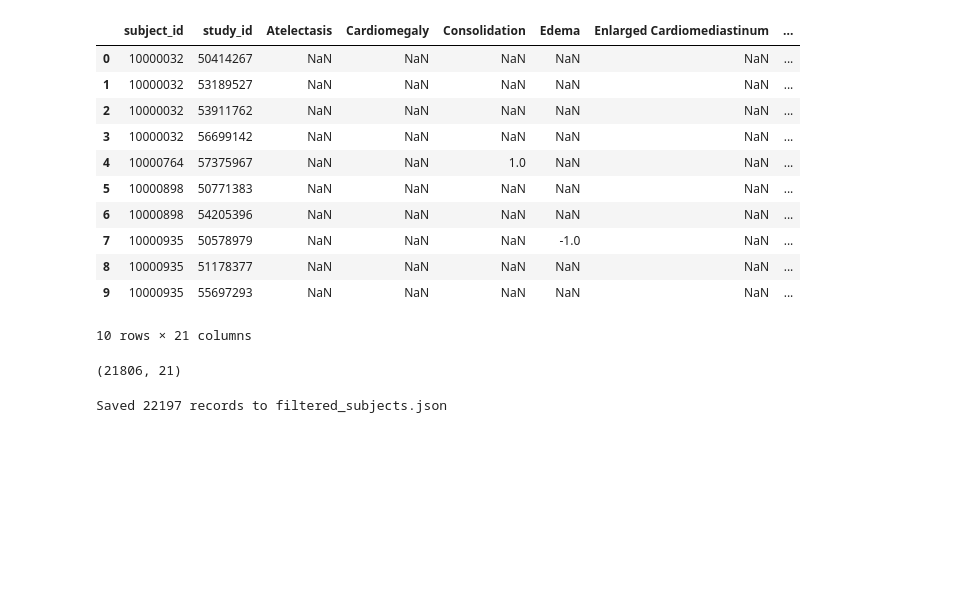
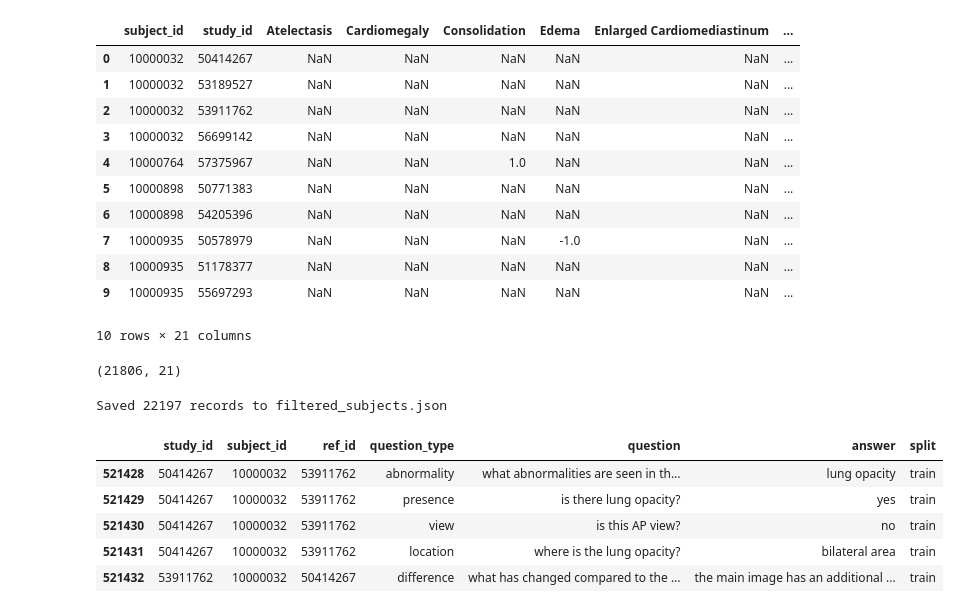
Before and after one commit to archx64/cxr-diff-vqa, a Jupyter notebook: notebooks/create_small_dataset.ipynb, the cells around one changed output. Drawn from its saved outputs; the diff is of its cells as text; code cells hidden in the pictures; blank space fills up the shorter version.

```diff
--- a/notebooks/create_small_dataset.ipynb
+++ b/notebooks/create_small_dataset.ipynb
@@ -137,3 +147,15 @@ with open(
 print(f"Saved {len(filtered_data)} records to filtered_subjects.json")
 # %% [output]
 Saved 22197 records to filtered_subjects.json
+# %%
+df_pair_qa_train_one_patient = df_pair_qa_train_small[df_pair_qa_train_small['subject_id'] == 10000032]
+df_all_train_one_patient = df_all_train_small[df_all_train_small['subject_id'] == 10000032]
+# %%
+df_pair_qa_train_one_patient.head()
+# %% [output]
+|  | study_id | subject_id | ref_id | question_type | question | answer | split |
+| 521428 | 50414267 | 10000032 | 53911762 | abnormality | what abnormalities are seen in th... | lung opacity | train |
+| 521429 | 50414267 | 10000032 | 53911762 | presence | is there lung opacity? | yes | train |
+| 521430 | 50414267 | 10000032 | 53911762 | view | is this AP view? | no | train |
+| 521431 | 50414267 | 10000032 | 53911762 | location | where is the lung opacity? | bilateral area | train |
+| 521432 | 53911762 | 10000032 | 50414267 | difference | what has changed compared to the ... | the main image has an additional ... | train |
```
Also changed, not shown: parts of 6 cells of this notebook, 12 other files.
